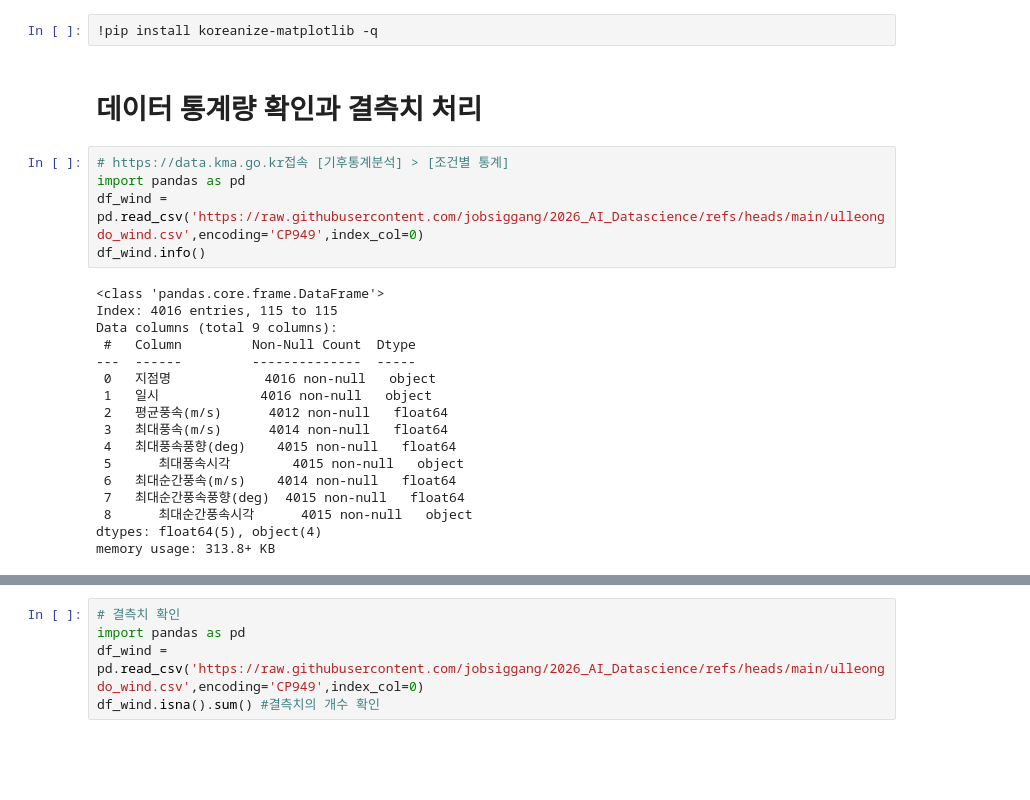
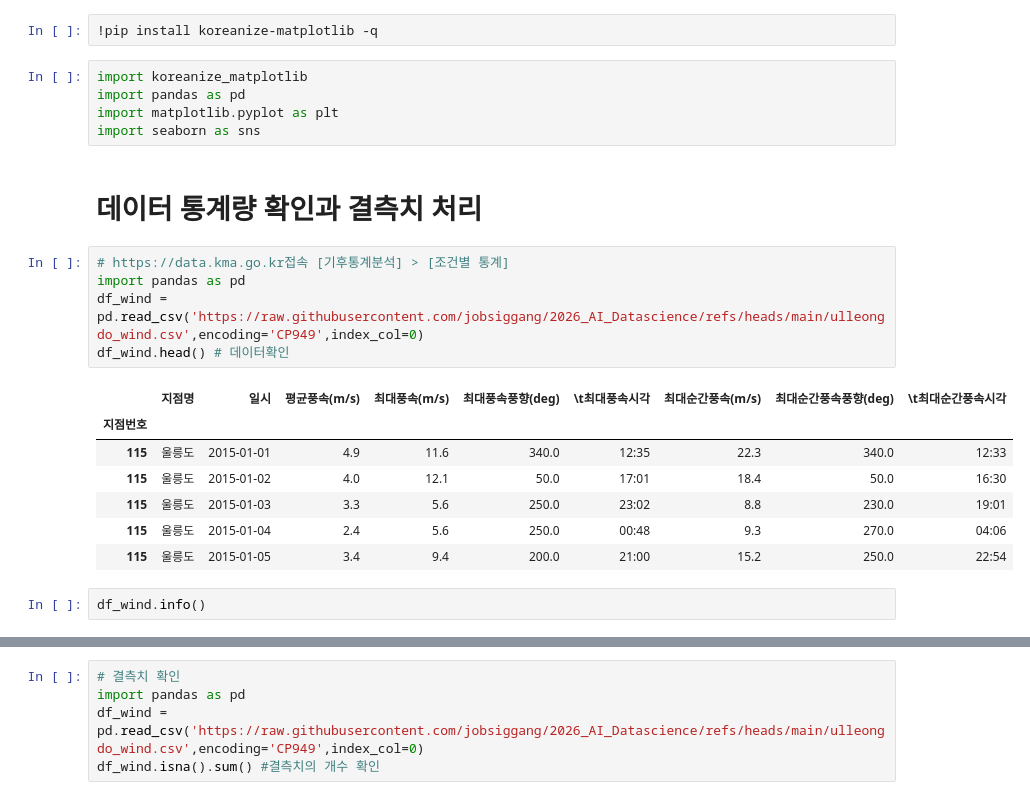
Before and after one commit to jobsiggang/2026_AI_Datascience, a Jupyter notebook: 2026kerisdata2~3.ipynb, the cells around one changed output, grey strips where cells are left out. Drawn from its saved outputs; the diff is of its cells as text; blank space fills up the shorter version.

```diff
--- a/2026kerisdata2~3.ipynb
+++ b/2026kerisdata2~3.ipynb
@@ -2,27 +2,25 @@
 <a href="https://colab.research.google.com/github/jobsiggang/2026_AI_Datascience/blob/main/2026kerisdata2~3.ipynb" target="_parent"><img src="https://colab.research.google.com/assets/colab-badge.svg" alt="Open In Colab"/></a>
 # %%
 !pip install koreanize-matplotlib -q
+# %%
+import koreanize_matplotlib
+import pandas as pd
+import matplotlib.pyplot as plt
+import seaborn as sns
 # %% [markdown]
 # 데이터 통계량 확인과 결측치 처리
 # %%
 # https://data.kma.go.kr접속 [기후통계분석] > [조건별 통계]
 import pandas as pd
 df_wind = pd.read_csv('https://raw.githubusercontent.com/jobsiggang/2026_AI_Datascience/refs/heads/main/ulleongdo_wind.csv',encoding='CP949',index_col=0)
-df_wind.info()
+df_wind.head() # 데이터확인
 # %% [output]
-<class 'pandas.core.frame.DataFrame'>
-Index: 4016 entries, 115 to 115
-Data columns (total 9 columns):
- #   Column         Non-Null Count  Dtype
----  ------         --------------  -----
- 0   지점명            4016 non-null   object
- 1   일시             4016 non-null   object
- 2   평균풍속(m/s)      4012 non-null   float64
- 3   최대풍속(m/s)      4014 non-null   float64
- 4   최대풍속풍향(deg)    4015 non-null   float64
- 5      최대풍속시각        4015 non-null   object
- 6   최대순간풍속(m/s)    4014 non-null   float64
- 7   최대순간풍속풍향(deg)  4015 non-null   float64
- 8      최대순간풍속시각      4015 non-null   object
-dtypes: float64(5), object(4)
-memory usage: 313.8+ KB
+|  | 지점명 | 일시 | 평균풍속(m/s) | 최대풍속(m/s) | 최대풍속풍향(deg) | \t최대풍속시각 | 최대순간풍속(m/s) | 최대순간풍속풍향(deg) | \t최대순간풍속시각 |
+| 지점번호 |  |  |  |  |  |  |  |  |  |
+| 115 | 울릉도 | 2015-01-01 | 4.9 | 11.6 | 340.0 | 12:35 | 22.3 | 340.0 | 12:33 |
+| 115 | 울릉도 | 2015-01-02 | 4.0 | 12.1 | 50.0 | 17:01 | 18.4 | 50.0 | 16:30 |
+| 115 | 울릉도 | 2015-01-03 | 3.3 | 5.6 | 250.0 | 23:02 | 8.8 | 230.0 | 19:01 |
+| 115 | 울릉도 | 2015-01-04 | 2.4 | 5.6 | 250.0 | 00:48 | 9.3 | 270.0 | 04:06 |
+| 115 | 울릉도 | 2015-01-05 | 3.4 | 9.4 | 200.0 | 21:00 | 15.2 | 250.0 | 22:54 |
+# %%
+df_wind.info()
```
Also changed, not shown: parts of 4 cells of this notebook.
